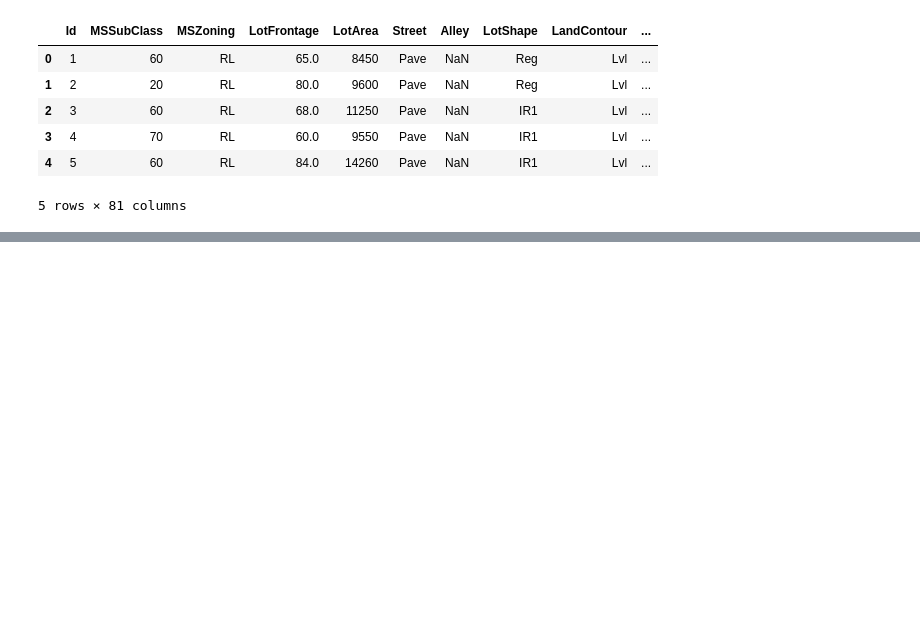
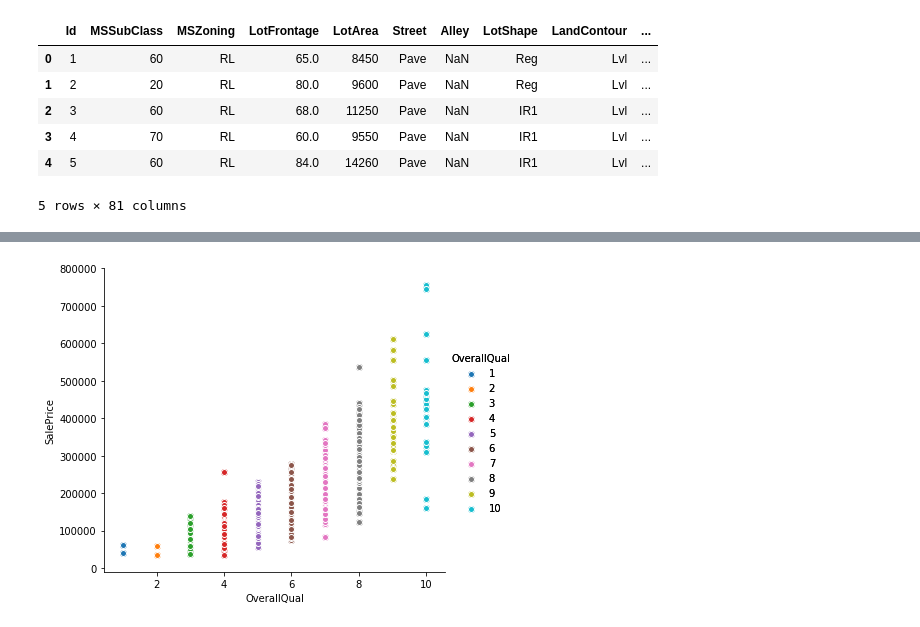
Before and after one commit to amitkabra59/Housing-Prices, a Jupyter notebook: house_pricing.ipynb, the cells around one changed output, grey strips where cells are left out. Cells and saved outputs as stored; diff of their text form; code cells hidden in the pictures; blank space fills up the shorter version.

```diff
--- a/house_pricing.ipynb
+++ b/house_pricing.ipynb
@@ -17,0 +155,10 @@ df.head(5)
+# %%
+columns = ['SalePrice','OverallQual','TotalBsmtSF','GrLivArea','GarageArea','FullBath','YearBuilt','YearRemodAdd']
+# %%
+g=sns.FacetGrid(train[columns], hue="OverallQual", height=5) \
+   .map(plt.scatter, "OverallQual", "SalePrice") \
+   .add_legend()
+g=g.map(plt.scatter, "OverallQual", "SalePrice",edgecolor="w").add_legend();
+plt.show()
+# %% [output]
+[figure, added]
```
Also changed, not shown: parts of 23 cells of this notebook.
